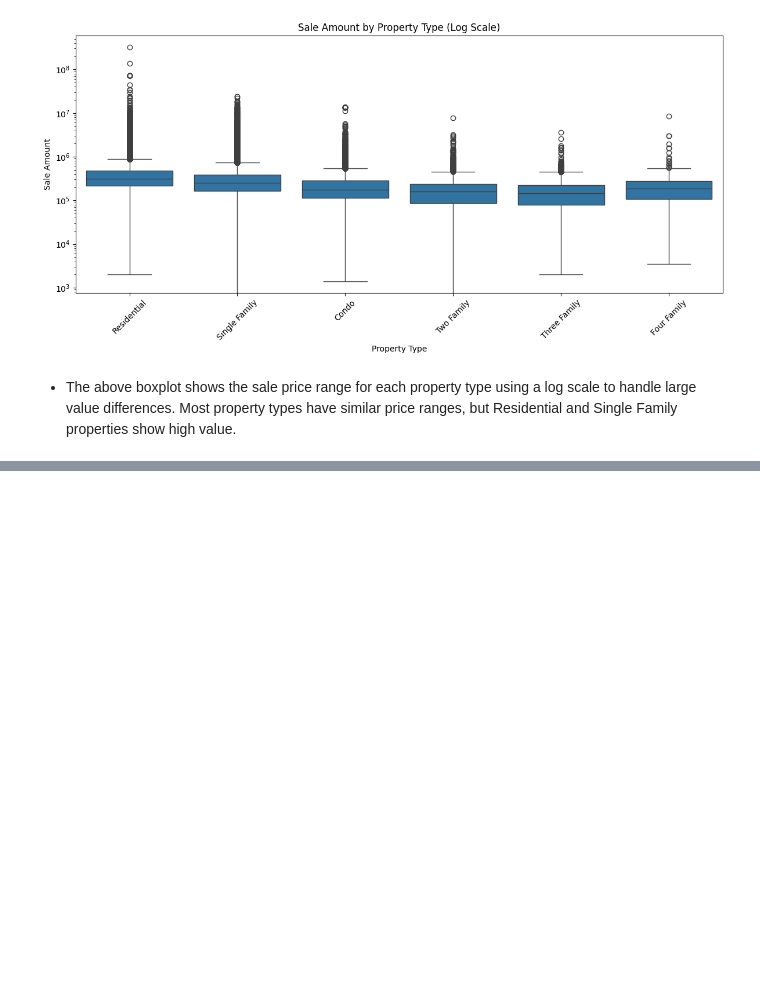
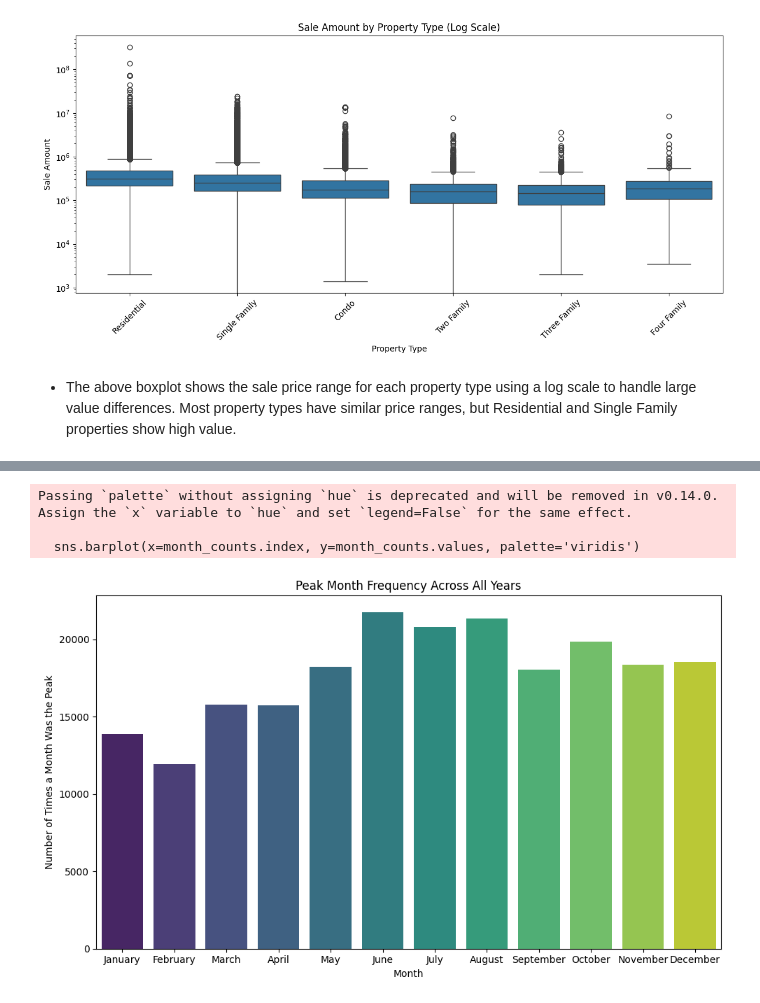
Before and after one commit to kthanikonda/DataWithPython, a Jupyter notebook: Real_Estate_Project-2.ipynb, the cells around one changed output, grey strips where cells are left out. Cells and saved outputs as stored; diff of their text form; code cells hidden in the pictures; blank space fills up the shorter version.

```diff
--- a/Real_Estate_Project-2.ipynb
+++ b/Real_Estate_Project-2.ipynb
@@ -599,0 +612,13 @@ plt.show()
+# %%
+import pandas as pd
+
+# Ensure datetime is correct
+real_estate_df['Year'] = real_estate_df['Date Recorded'].dt.year
+real_estate_df['Month'] = real_estate_df['Date Recorded'].dt.month
+
+# Group and count transactions
+monthly_trx = real_estate_df.groupby(['Year', 'Month']).size().reset_index(name='Transaction Count')
+
+# Get peak month for each year
+peak_months_by_year = monthly_trx.loc[monthly_trx.groupby('Year')['Transaction Count'].idxmax()].sort_values('Year')
+peak_months_by_year
@@ -599,0 +643,28 @@ plt.show()
+# %%
+
+# Extract month name
+real_estate_df['Month Name'] = real_estate_df['Date Recorded'].dt.month_name()
+
+# Define month order
+month_order = ['January', 'February', 'March', 'April', 'May', 'June',
+               'July', 'August', 'September', 'October', 'November', 'December']
+
+# Convert to categorical with order
+real_estate_df['Month Name'] = pd.Categorical(real_estate_df['Month Name'], categories=month_order, ordered=True)
+
+# Count values and drop NaN months (if any)
+month_counts = real_estate_df['Month Name'].value_counts().sort_index()
+
+# Plot as horizontal bar chart
+plt.figure(figsize=(10, 6))
+sns.barplot(x=month_counts.index, y=month_counts.values, palette='viridis')
+plt.title('Peak Month Frequency Across All Years')
+plt.xlabel('Month')
+plt.ylabel('Number of Times a Month Was the Peak')
+plt.tight_layout()
+plt.show()
+# %% [output]
+Passing `palette` without assigning `hue` is deprecated and will be removed in v0.14.0. Assign the `x` variable to `hue` and set `legend=False` for the same effect.
+
+  sns.barplot(x=month_counts.index, y=month_counts.values, palette='viridis')
+[figure, added]
```
Also changed, not shown: parts of 18 cells of this notebook.
